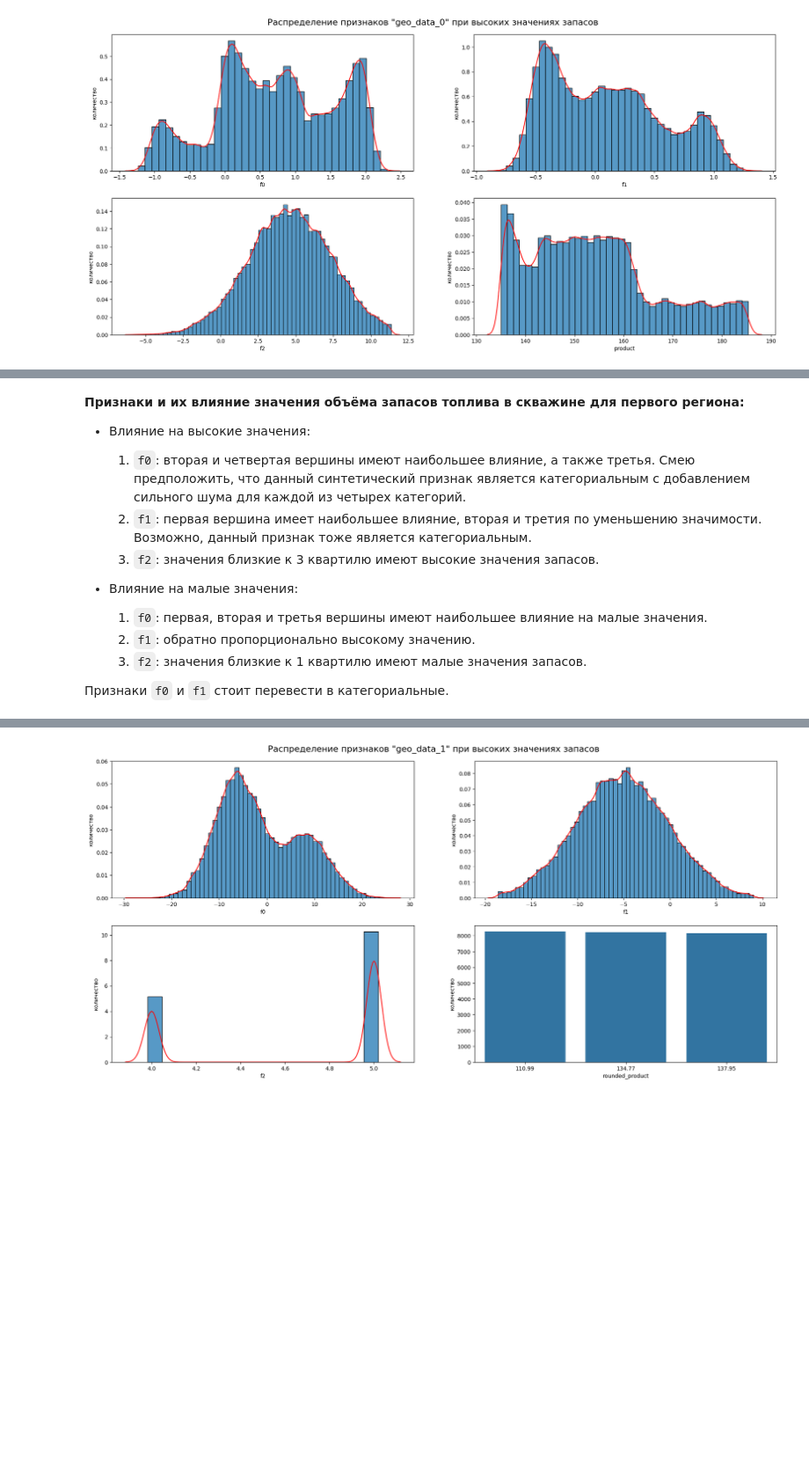
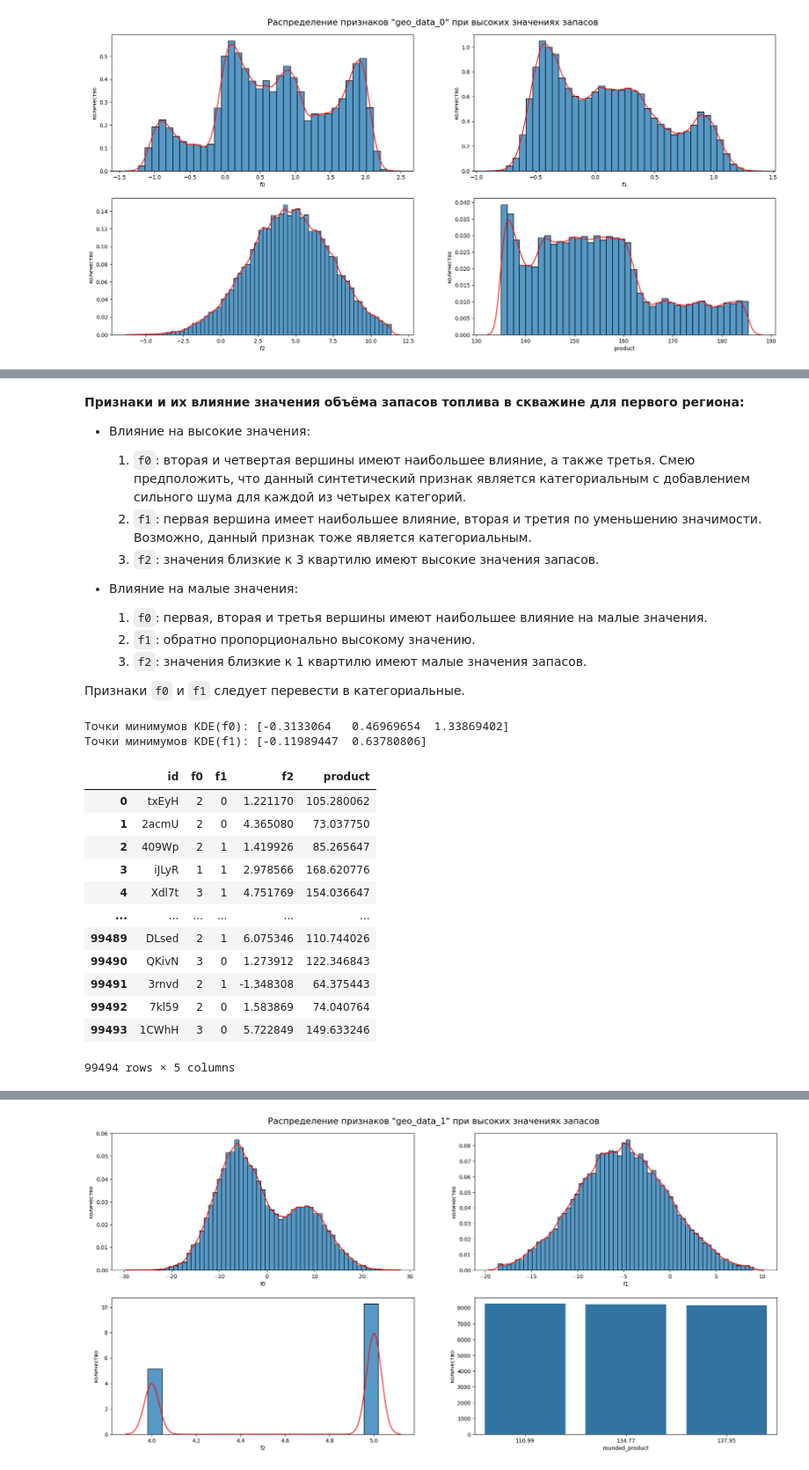
Before and after one commit to serguntsov/geo_well_ml, a Jupyter notebook: where_to_drill_a_well.ipynb, the cells around one changed output, grey strips where cells are left out. Shown at 88% size. Cells and saved outputs as stored; diff of their text form; code cells hidden in the pictures; blank space fills up the shorter version.

Commit message:
перевод в категориальные по экстремумам

```diff
--- a/where_to_drill_a_well.ipynb
+++ b/where_to_drill_a_well.ipynb
@@ -339,4 +341,4 @@ plt.show()
     2. `f1`: обратно пропорционально высокому значению.
     3. `f2`: значения близкие к 1 квартилю имеют малые значения запасов.
 
-Признаки `f0` и `f1` стоит перевести в категориальные.
+Признаки `f0` и `f1` следует перевести в категориальные.
@@ -342,0 +364,5 @@ plt.show()
+# %%
+geo_min_extrema_0 = get_min_extrema('f0', 'f1', df=geo_data_0)
+# %% [output]
+Точки минимумов KDE(f0): [-0.3133064   0.46969654  1.33869402]
+Точки минимумов KDE(f1): [-0.11989447  0.63780806]
@@ -342,0 +376,16 @@ plt.show()
+# %%
+geo_data_0
+# %% [output]
+|  | id | f0 | f1 | f2 | product |
+| 0 | txEyH | 2 | 0 | 1.221170 | 105.280062 |
+| 1 | 2acmU | 2 | 0 | 4.365080 | 73.037750 |
+| 2 | 409Wp | 2 | 1 | 1.419926 | 85.265647 |
+| 3 | iJLyR | 1 | 1 | 2.978566 | 168.620776 |
+| 4 | Xdl7t | 3 | 1 | 4.751769 | 154.036647 |
+| ... | ... | ... | ... | ... | ... |
+| 99489 | DLsed | 2 | 1 | 6.075346 | 110.744026 |
+| 99490 | QKivN | 3 | 0 | 1.273912 | 122.346843 |
+| 99491 | 3rnvd | 2 | 1 | -1.348308 | 64.375443 |
+| 99492 | 7kl59 | 2 | 0 | 1.583869 | 74.040764 |
+| 99493 | 1CWhH | 3 | 0 | 5.722849 | 149.633246 |
+99494 rows × 5 columns
```
Also changed, not shown: parts of 10 cells of this notebook.
